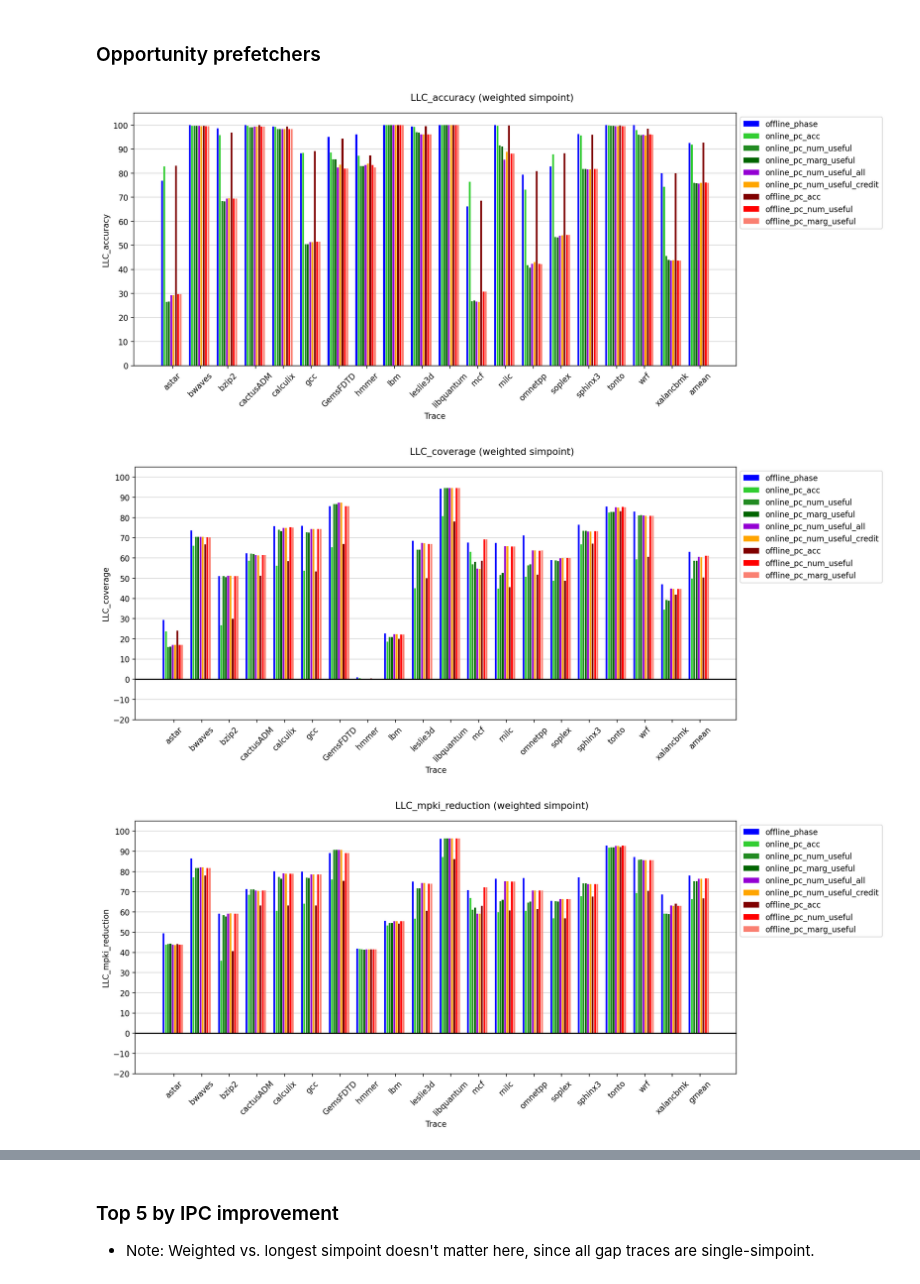
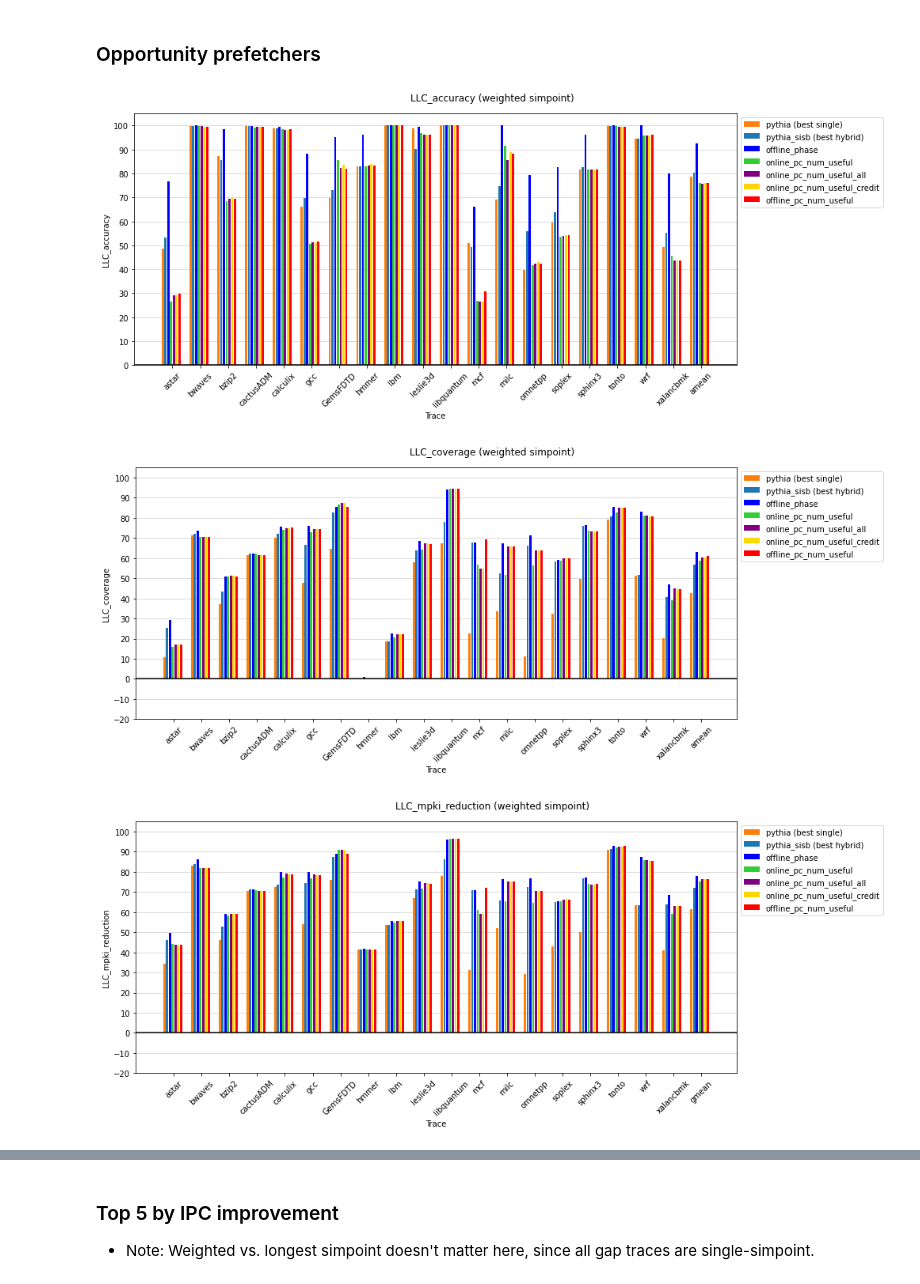
Before and after one commit to cmolder/prefetcher-zoo-analysis, a Jupyter notebook: 20220327-zoo-stats.ipynb, the cells around one changed output, grey strips where cells are left out. Drawn from its saved outputs; the diff is of its cells as text; code cells hidden in the pictures.

```diff
--- a/20220327-zoo-stats.ipynb
+++ b/20220327-zoo-stats.ipynb
@@ -264,6 +323,8 @@ def plot_everything(df, weights,
                     opportunity_prefetchers=all_opportunity_prefetchers,
                     benchmarks=None,
                     dpi=None,
+                    override_labels={},
+                    override_colors={},
                     ipc_ymax=150,
                     save_suffix=''):
     # Accuracy
@@ -271,6 +332,8 @@ def plot_everything(df, weights,
                                prefetchers=prefetchers,
                                opportunity_prefetchers=opportunity_prefetchers,
                                benchmarks=benchmarks,
+                               override_labels=override_labels,
+                               override_colors=override_colors,
                                ymin=0, ymax=105, dpi=dpi)
     plt.savefig(f'plots/zoo-stats/accuracy{save_suffix}.pdf')
 
@@ -279,6 +342,8 @@ def plot_everything(df, weights,
                                prefetchers=prefetchers,
                                opportunity_prefetchers=opportunity_prefetchers,
                                benchmarks=benchmarks,
+                               override_labels=override_labels,
+                               override_colors=override_colors,
                                ymin=-20, ymax=105, dpi=dpi)
     plt.savefig(f'plots/zoo-stats/coverage{save_suffix}.pdf')
 
@@ -295,6 +360,8 @@ def plot_everything(df, weights,
                                prefetchers=prefetchers,
                                opportunity_prefetchers=opportunity_prefetchers,
                                benchmarks=benchmarks,
+                               override_labels=override_labels,
+                               override_colors=override_colors,
                                ymin=-20, ymax=105, dpi=dpi)
     plt.savefig(f'plots/zoo-stats/mpki_reduction{save_suffix}.pdf')
 
@@ -303,5 +370,7 @@ def plot_everything(df, weights,
                                prefetchers=prefetchers,
                                opportunity_prefetchers=opportunity_prefetchers,
                                benchmarks=benchmarks,
+                               override_labels=override_labels,
+                               override_colors=override_colors,
                                ymin=-20, ymax=ipc_ymax, dpi=dpi)
     plt.savefig(f'plots/zoo-stats/ipc_improvement{save_suffix}.pdf')
@@ -330,14 +549,41 @@ plot_everything(
 # %% [markdown]
 ### Opportunity prefetchers
 # %%
-dpi = 160
+opp_prefs = [
+    ('no', 'no', 'offline_phase'),
+    #('no', 'no', 'online_pc_acc'),
+    #('no', 'no', 'online_pc_cov'),
+    #('no', 'no', 'online_pc_marg_useful'),
+    ('no', 'no', 'online_pc_num_useful'),
+    ('no', 'no', 'online_pc_num_useful_all'),
+    ('no', 'no', 'online_pc_num_useful_credit'),
+    #('no', 'no', 'offline_pc_acc'),
+    #('no', 'no', 'offline_pc_cov'),
+    ('no', 'no', 'offline_pc_num_useful'),
+    #('no', 'no', 'offline_pc_marg_useful'),
+]
+best_single = utils.rank_single_prefetchers(df[df.trace.isin(utils.spec)], 'ipc_improvement', 1)
+best_hybrid = utils.rank_prefetchers(df[df.trace.isin(utils.spec)], 'ipc_improvement', 1)
+prefs = list(itertools.chain.from_iterable((best_single, best_hybrid)))
+dpi = None
+
+
 plot_everything(
     df, weights,
-    prefetchers=[],
+    prefetchers=prefs,
+    opportunity_prefetchers=opp_prefs,
     benchmarks=utils.spec, dpi=dpi,
+    override_labels={
+        ('no', 'no', 'pythia'): 'pythia (best single)',
+        ('no', 'no', 'pythia_sisb'): 'pythia_sisb (best hybrid)'
+    },
+    override_colors={
+        ('no', 'no', 'pythia'): 'C1',
+        ('no', 'no', 'pythia_sisb'): 'C0'
+    },
     save_suffix='_opportunity_spec'
 )
 # %% [output]
-[figure, old version]
+[figure, new version]
-[figure, old version]
+[figure, new version]
-[figure, old version]
+[figure, new version]
```
Also changed, not shown: parts of 19 cells of this notebook, 3 other files.
